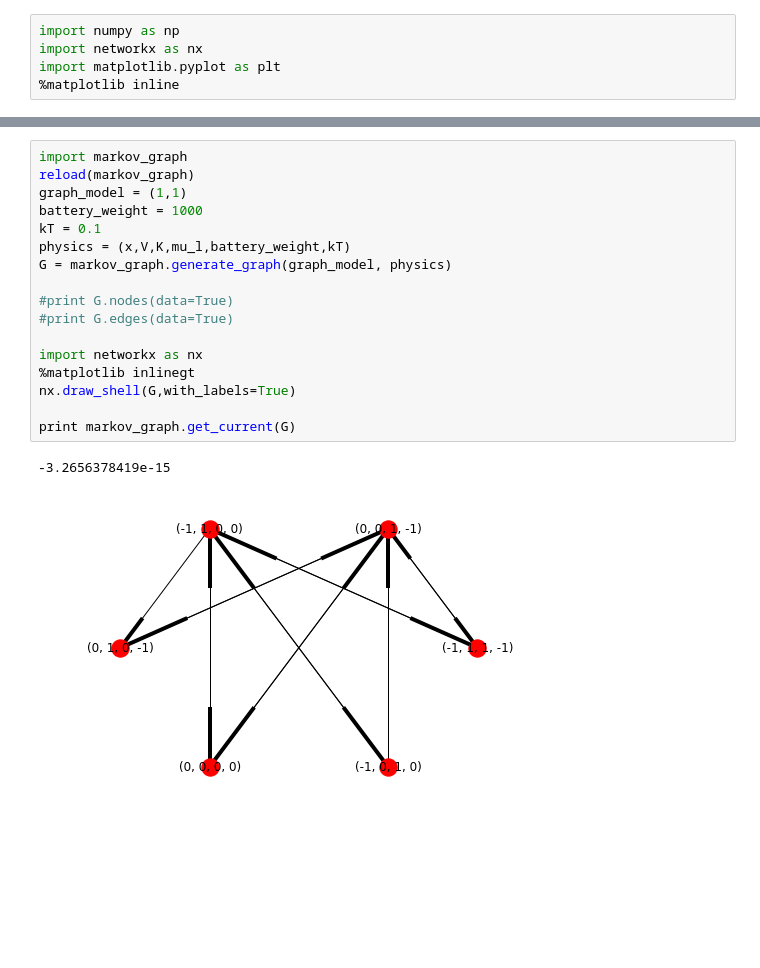
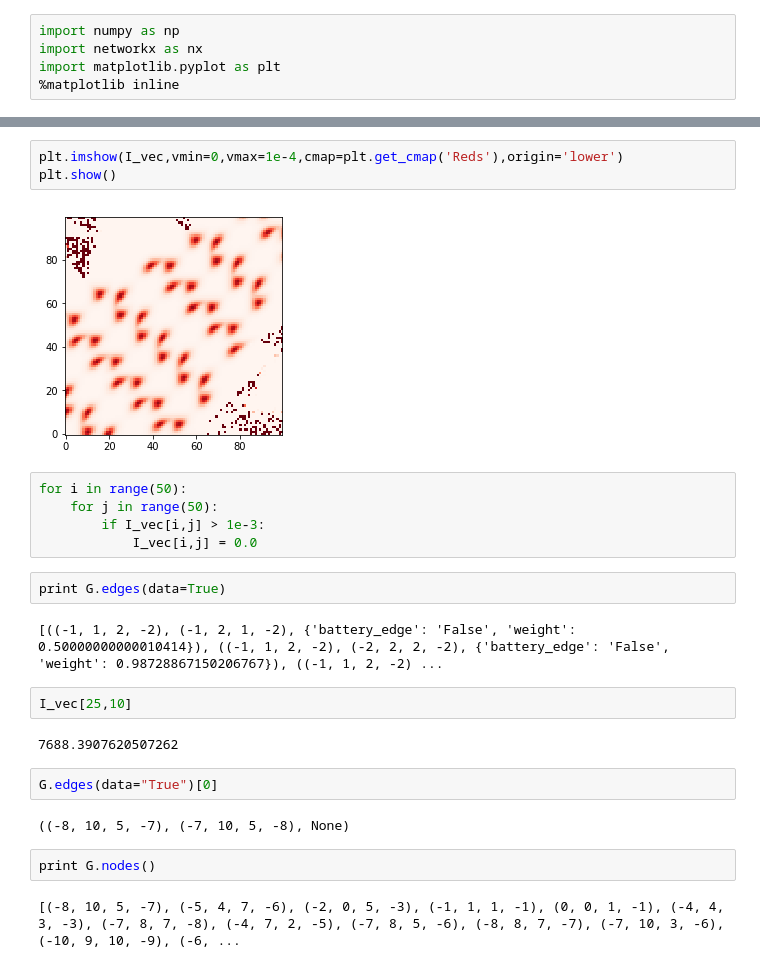
Before and after one commit to Quantumgame/quantum-ml, a Jupyter notebook: ndot/lib/test.ipynb, the cells around one changed output, grey strips where cells are left out. Drawn from its saved outputs; the diff is of its cells as text; blank space fills up the shorter version.

```diff
--- a/ndot/lib/test.ipynb
+++ b/ndot/lib/test.ipynb
@@ -47,20 +65,26 @@ plt.plot(V_d_vec,I_vec)
-# %%
-import markov_graph
-reload(markov_graph)
-graph_model = (1,1)
-battery_weight = 1000
-kT = 0.1
-physics = (x,V,K,mu_l,battery_weight,kT)
-G = markov_graph.generate_graph(graph_model, physics)
-
-#print G.nodes(data=True)
-#print G.edges(data=True)
-
-import networkx as nx
-%matplotlib inlinegt
-nx.draw_shell(G,with_labels=True)
-
-print markov_graph.get_current(G)
-# %% [output]
--3.2656378419e-15
-[figure, removed]
+# %%
+plt.imshow(I_vec,vmin=0,vmax=1e-4,cmap=plt.get_cmap('Reds'),origin='lower')
+plt.show()
+# %% [output]
+[figure, added]
+# %%
+for i in range(50):
+    for j in range(50):
+        if I_vec[i,j] > 1e-3:
+            I_vec[i,j] = 0.0
+# %%
+print G.edges(data=True)
+# %% [output]
+[((-1, 1, 2, -2), (-1, 2, 1, -2), {'battery_edge': 'False', 'weight': 0.50000000000010414}), ((-1, 1, 2, -2), (-2, 2, 2, -2), {'battery_edge': 'False', 'weight': 0.98728867150206767}), ((-1, 1, 2, -2) ...
+# %%
+I_vec[25,10]
+# %% [output]
+7688.3907620507262
+# %%
+G.edges(data="True")[0]
+# %% [output]
+((-8, 10, 5, -7), (-7, 10, 5, -8), None)
+# %%
+print G.nodes()
+# %% [output]
+[(-8, 10, 5, -7), (-5, 4, 7, -6), (-2, 0, 5, -3), (-1, 1, 1, -1), (0, 0, 1, -1), (-4, 4, 3, -3), (-7, 8, 7, -8), (-4, 7, 2, -5), (-7, 8, 5, -6), (-8, 8, 7, -7), (-7, 10, 3, -6), (-10, 9, 10, -9), (-6, ...
```
Also changed, not shown: parts of 1 cell of this notebook, 6 other files.
